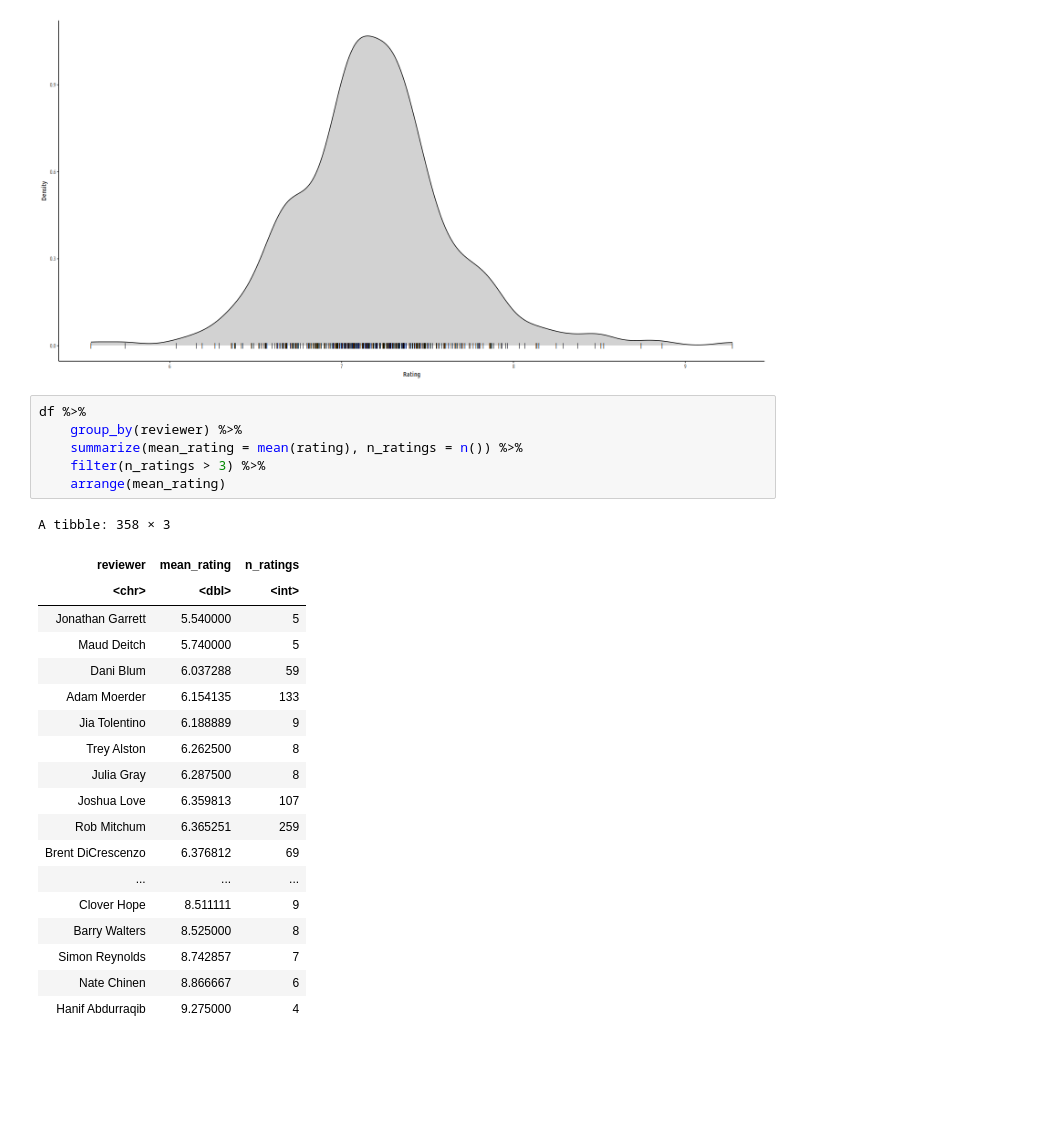
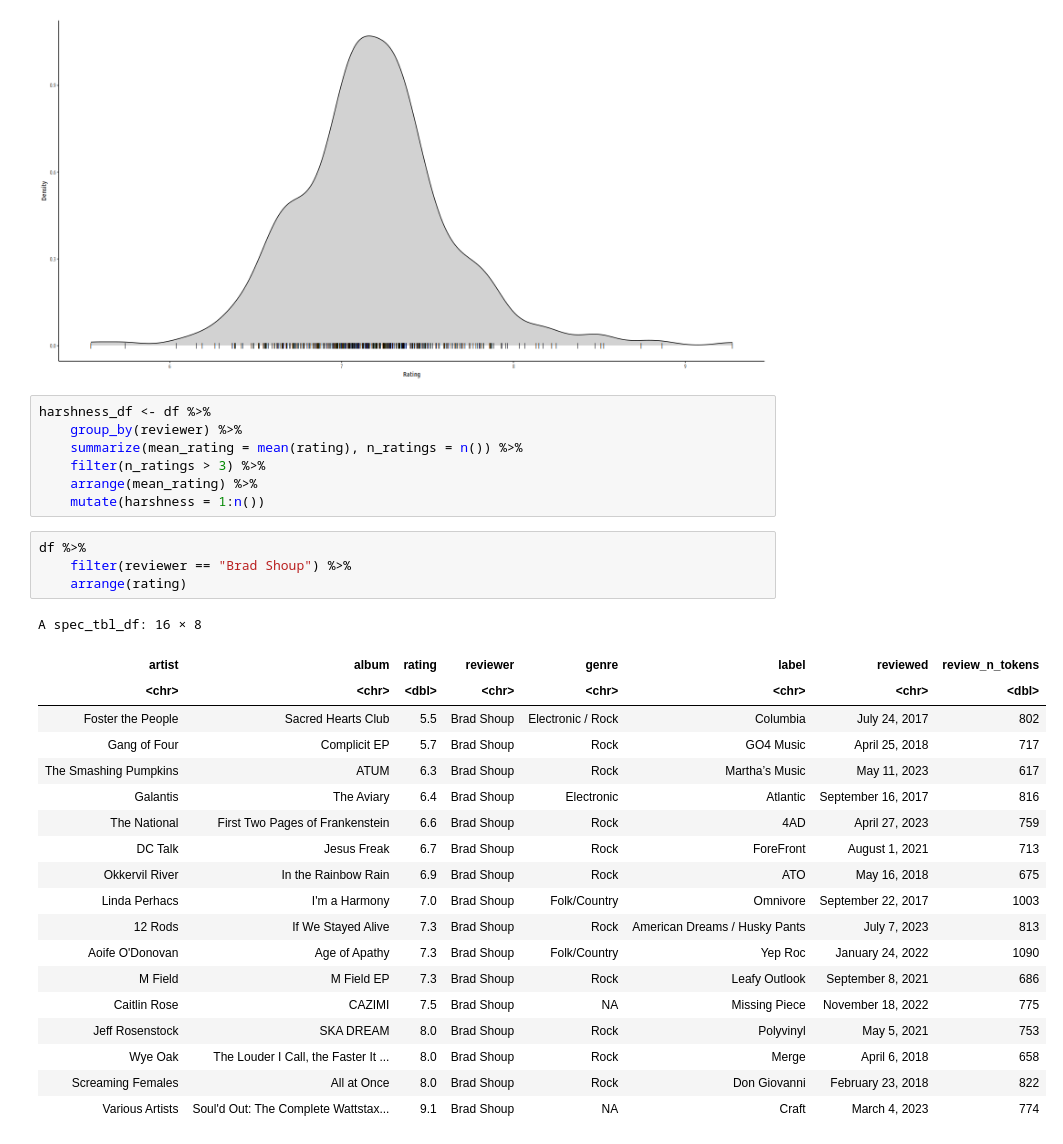
Before and after one commit to cjc77/nlp-projects, a Jupyter notebook: notebooks/pitchfork_data_explore.ipynb, the cells around one changed output. Saved outputs shown, nothing was run; the diff lists cells and outputs as text; blank space fills up the shorter version.

```diff
--- a/notebooks/pitchfork_data_explore.ipynb
+++ b/notebooks/pitchfork_data_explore.ipynb
@@ -126,28 +110,33 @@ df %>%
 # %% [output]
 [figure]
 # %%
-df %>%
+harshness_df <- df %>%
     group_by(reviewer) %>%
     summarize(mean_rating = mean(rating), n_ratings = n()) %>%
     filter(n_ratings > 3) %>%
-    arrange(mean_rating)
+    arrange(mean_rating) %>%
+    mutate(harshness = 1:n())
-# %% [output]
-A tibble: 358 × 3
-| reviewer | mean_rating | n_ratings |
-| <chr> | <dbl> | <int> |
-| Jonathan Garrett | 5.540000 | 5 |
-| Maud Deitch | 5.740000 | 5 |
-| Dani Blum | 6.037288 | 59 |
-| Adam Moerder | 6.154135 | 133 |
-| Jia Tolentino | 6.188889 | 9 |
-| Trey Alston | 6.262500 | 8 |
-| Julia Gray | 6.287500 | 8 |
-| Joshua Love | 6.359813 | 107 |
-| Rob Mitchum | 6.365251 | 259 |
-| Brent DiCrescenzo | 6.376812 | 69 |
-| ... | ... | ... |
-| Clover Hope | 8.511111 | 9 |
-| Barry Walters | 8.525000 | 8 |
-| Simon Reynolds | 8.742857 | 7 |
-| Nate Chinen | 8.866667 | 6 |
-| Hanif Abdurraqib | 9.275000 | 4 |
+# %%
+df %>%
+    filter(reviewer == "Brad Shoup") %>%
+    arrange(rating)
+# %% [output]
+A spec_tbl_df: 16 × 8
+| artist | album | rating | reviewer | genre | label | reviewed | review_n_tokens |
+| <chr> | <chr> | <dbl> | <chr> | <chr> | <chr> | <chr> | <dbl> |
+| Foster the People | Sacred Hearts Club | 5.5 | Brad Shoup | Electronic / Rock | Columbia | July 24, 2017 | 802 |
+| Gang of Four | Complicit EP | 5.7 | Brad Shoup | Rock | GO4 Music | April 25, 2018 | 717 |
+| The Smashing Pumpkins | ATUM | 6.3 | Brad Shoup | Rock | Martha’s Music | May 11, 2023 | 617 |
+| Galantis | The Aviary | 6.4 | Brad Shoup | Electronic | Atlantic | September 16, 2017 | 816 |
+| The National | First Two Pages of Frankenstein | 6.6 | Brad Shoup | Rock | 4AD | April 27, 2023 | 759 |
+| DC Talk | Jesus Freak | 6.7 | Brad Shoup | Rock | ForeFront | August 1, 2021 | 713 |
+| Okkervil River | In the Rainbow Rain | 6.9 | Brad Shoup | Rock | ATO | May 16, 2018 | 675 |
+| Linda Perhacs | I'm a Harmony | 7.0 | Brad Shoup | Folk/Country | Omnivore | September 22, 2017 | 1003 |
+| 12 Rods | If We Stayed Alive | 7.3 | Brad Shoup | Rock | American Dreams / Husky Pants | July 7, 2023 | 813 |
+| Aoife O'Donovan | Age of Apathy | 7.3 | Brad Shoup | Folk/Country | Yep Roc | January 24, 2022 | 1090 |
+| M Field | M Field EP | 7.3 | Brad Shoup | Rock | Leafy Outlook | September 8, 2021 | 686 |
+| Caitlin Rose | CAZIMI | 7.5 | Brad Shoup | NA | Missing Piece | November 18, 2022 | 775 |
+| Jeff Rosenstock | SKA DREAM | 8.0 | Brad Shoup | Rock | Polyvinyl | May 5, 2021 | 753 |
+| Wye Oak | The Louder I Call, the Faster It ... | 8.0 | Brad Shoup | Rock | Merge | April 6, 2018 | 658 |
+| Screaming Females | All at Once | 8.0 | Brad Shoup | Rock | Don Giovanni | February 23, 2018 | 822 |
+| Various Artists | Soul'd Out: The Complete Wattstax... | 9.1 | Brad Shoup | NA | Craft | March 4, 2023 | 774 |
```
Also changed, not shown: parts of 6 cells of this notebook, 3 other files.
